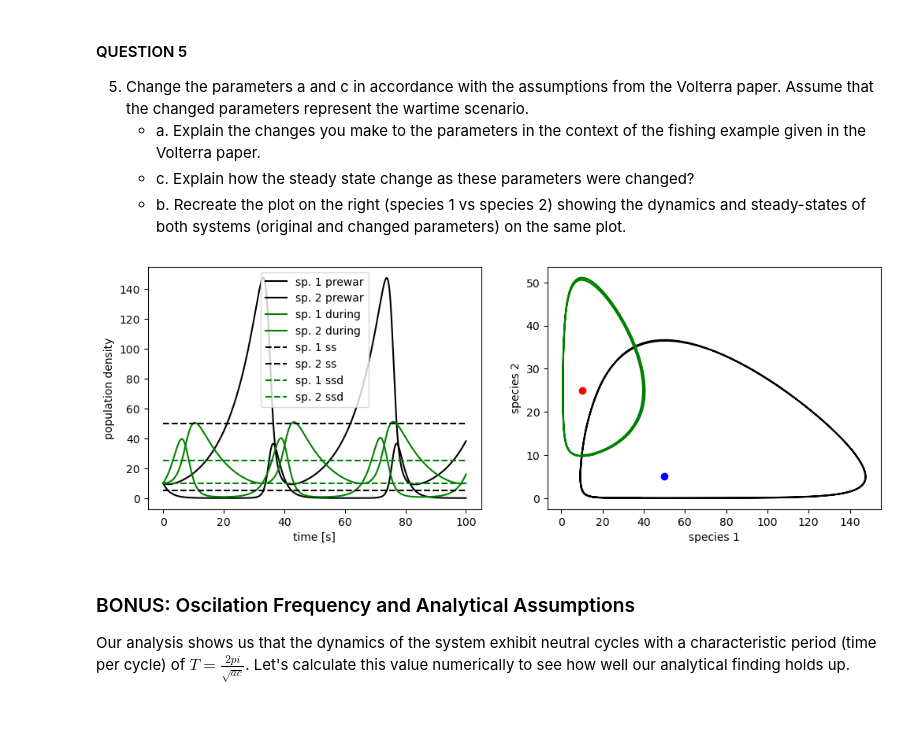
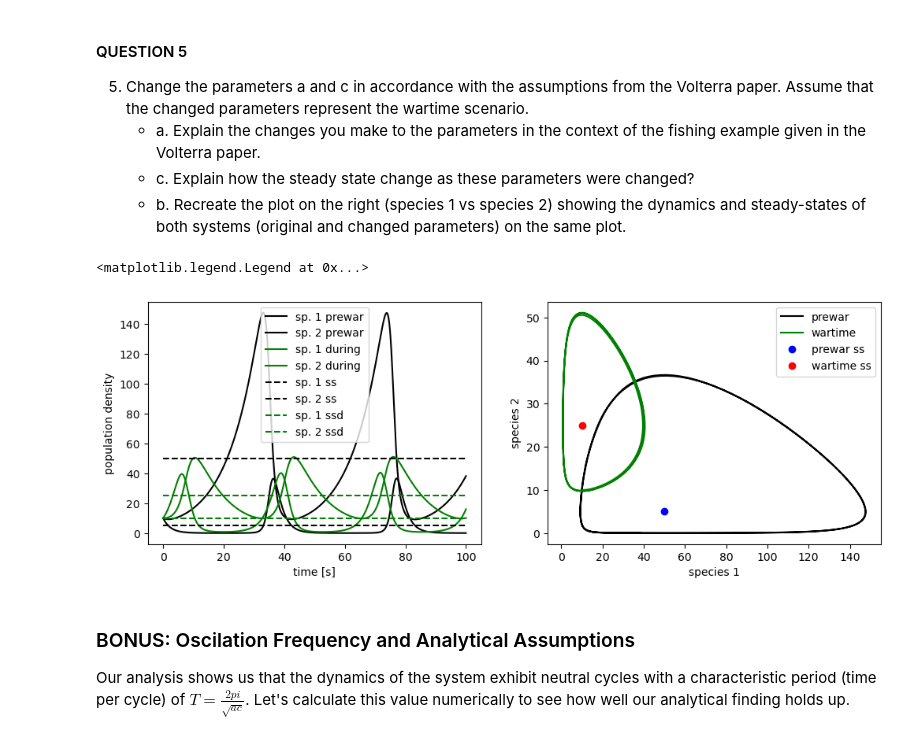
Before and after one commit to exu3/BME3340, a Jupyter notebook: L10/L10_Lotka_Volterra.ipynb, the cells around one changed output. Saved outputs shown, nothing was run; the diff lists cells and outputs as text; code cells hidden in the pictures.

Commit message:
add legend

```diff
--- a/L10/L10_Lotka_Volterra.ipynb
+++ b/L10/L10_Lotka_Volterra.ipynb
@@ -220,34 +220,36 @@ y0 = [10,10]
 t = np.linspace(0,100,1000)
 
 tspan = [t[0],t[-1]]
 # numerical integration
 ode_sol = solve_ivp(lambda t,y:LV_dynamics(t,y,a,b,c,d),tspan,y0,t_eval=t)
 ode_sol2 = solve_ivp(lambda t,y:LV_dynamics(t,y,a_,b,c_,d),tspan,y0,t_eval=t)
 
 # plot dynamics
 [fig,axs] = plt.subplots(1,2,figsize=[12,4])
 axs[0].plot(t,ode_sol.y[0],'k-')
 axs[0].plot(t,ode_sol.y[1],'k-')
 axs[0].plot(t,ode_sol2.y[0],'-g')
 axs[0].plot(t,ode_sol2.y[1],'-g')
 axs[0].hlines(a/b,0,100, linestyle='dashed', color='black')
 axs[0].hlines(c/d,0,100, linestyle='dashed', color='black')
 
 axs[0].hlines(a_/b,0,100, linestyle='dashed', color='green')
 axs[0].hlines(c_/d,0,100, linestyle='dashed', color='green')
 axs[0].set_xlabel('time [s]')
 axs[0].set_ylabel('population density')
 axs[0].legend(['sp. 1 prewar','sp. 2 prewar', 'sp. 1 during', 'sp. 2 during', 'sp. 1 ss', 'sp. 2 ss', 'sp. 1 ssd', 'sp. 2 ssd'])
 
 axs[1].plot(ode_sol.y[0],ode_sol.y[1],'k-');
 axs[1].plot(ode_sol2.y[0],ode_sol2.y[1],'g-');
 axs[1].plot(c/d,a/b, 'bo')
 axs[1].plot(c_/d,a_/b, 'ro')
 
 axs[1].set_xlabel('species 1')
 axs[1].set_ylabel('species 2');
+axs[1].legend(['prewar', 'wartime', 'prewar ss', 'wartime ss'])
 # %% [output]
+<matplotlib.legend.Legend at 0x...>
-[figure, old version]
+[figure, new version]
 # %% [markdown]
 ### BONUS: Oscilation Frequency and Analytical Assumptions
 
```
